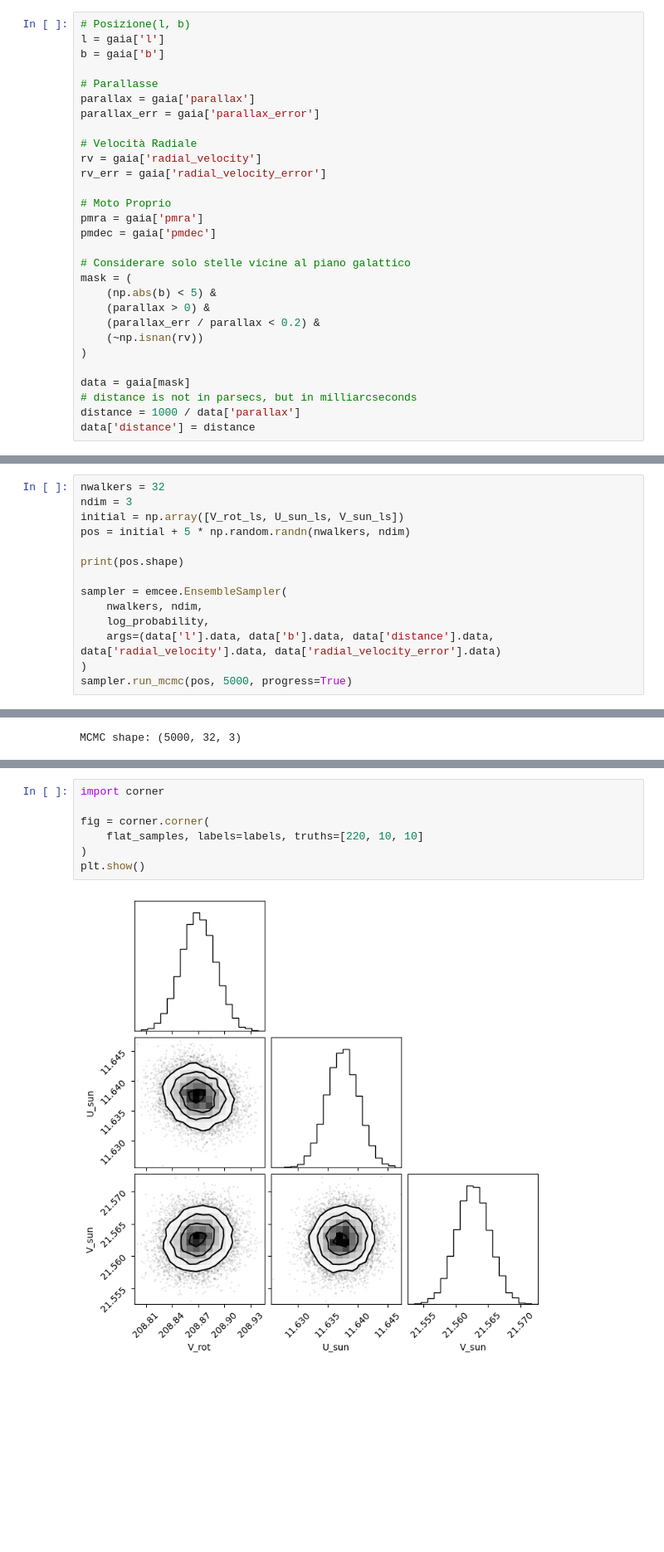
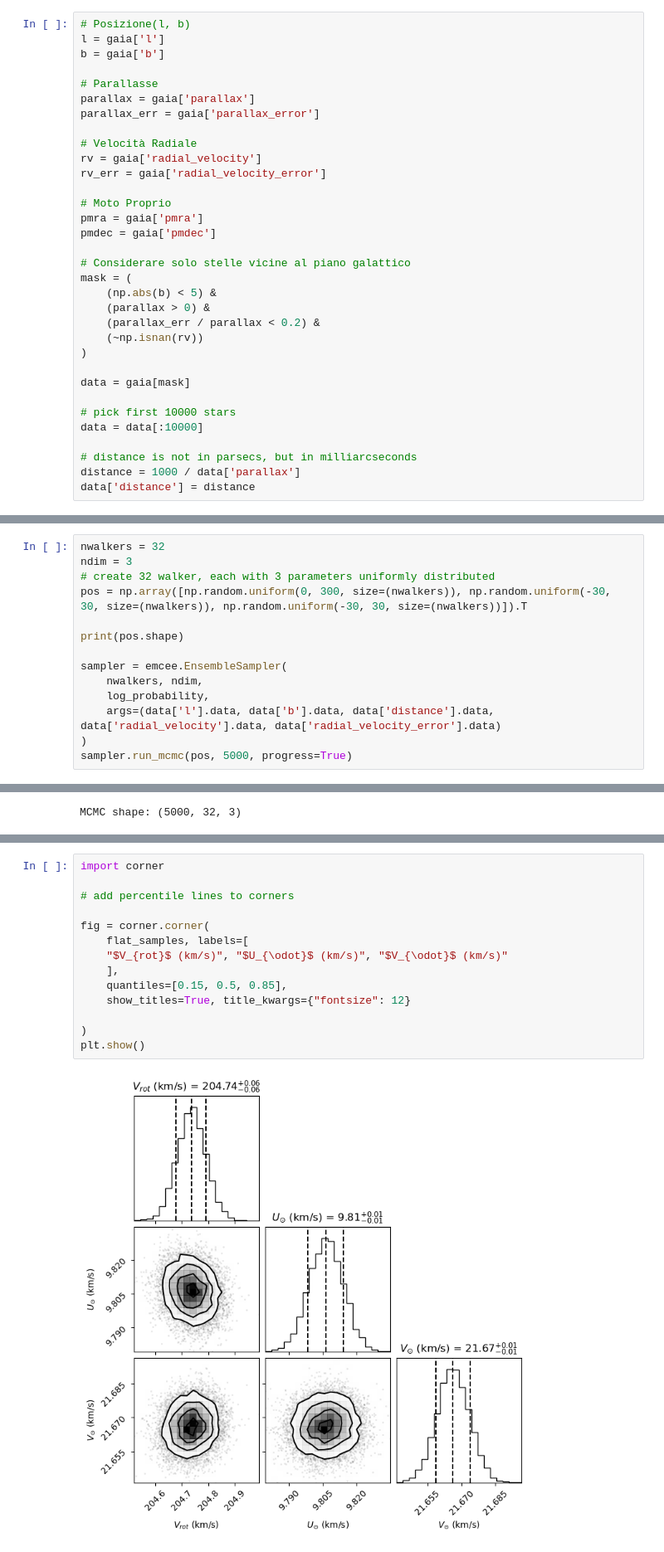
Before and after one commit to FrancescooParis/Struttura-della-Galassia, a Jupyter notebook: exp_01.ipynb, the cells around one changed output, grey strips where cells are left out. Shown at 83% size. Drawn from its saved outputs; the diff is of its cells as text; blank space fills up the shorter version.

```diff
--- a/exp_01.ipynb
+++ b/exp_01.ipynb
@@ -33,6 +37,10 @@ mask = (
 )
 
 data = gaia[mask]
+
+# pick first 10000 stars
+data = data[:10000]
+
 # distance is not in parsecs, but in milliarcseconds
 distance = 1000 / data['parallax']
 data['distance'] = distance
@@ -162,8 +104,8 @@ Least-squares estimate: V_rot = 198.74 km/s, U_sun = 11.74 km/s, V_sun = 21.69 k
 # %%
 nwalkers = 32
 ndim = 3
-initial = np.array([V_rot_ls, U_sun_ls, V_sun_ls])
-pos = initial + 5 * np.random.randn(nwalkers, ndim)
+# create 32 walker, each with 3 parameters uniformly distributed
+pos = np.array([np.random.uniform(0, 300, size=(nwalkers)), np.random.uniform(-30, 30, size=(nwalkers)), np.random.uniform(-30, 30, size=(nwalkers))]).T
 
 print(pos.shape)
 
@@ -233,9 +175,16 @@ Flattened samples shape: (10432, 3)
 # %%
 import corner
 
+# add percentile lines to corners
+
 fig = corner.corner(
-    flat_samples, labels=labels, truths=[220, 10, 10]
+    flat_samples, labels=[
+    "$V_{rot}$ (km/s)", "$U_{\odot}$ (km/s)", "$V_{\odot}$ (km/s)"
+    ],
+    quantiles=[0.15, 0.5, 0.85],
+    show_titles=True, title_kwargs={"fontsize": 12}
+
 )
 plt.show()
 # %% [output]
-[figure, old version]
+[figure, new version]
```
Also changed, not shown: parts of 19 cells of this notebook.
